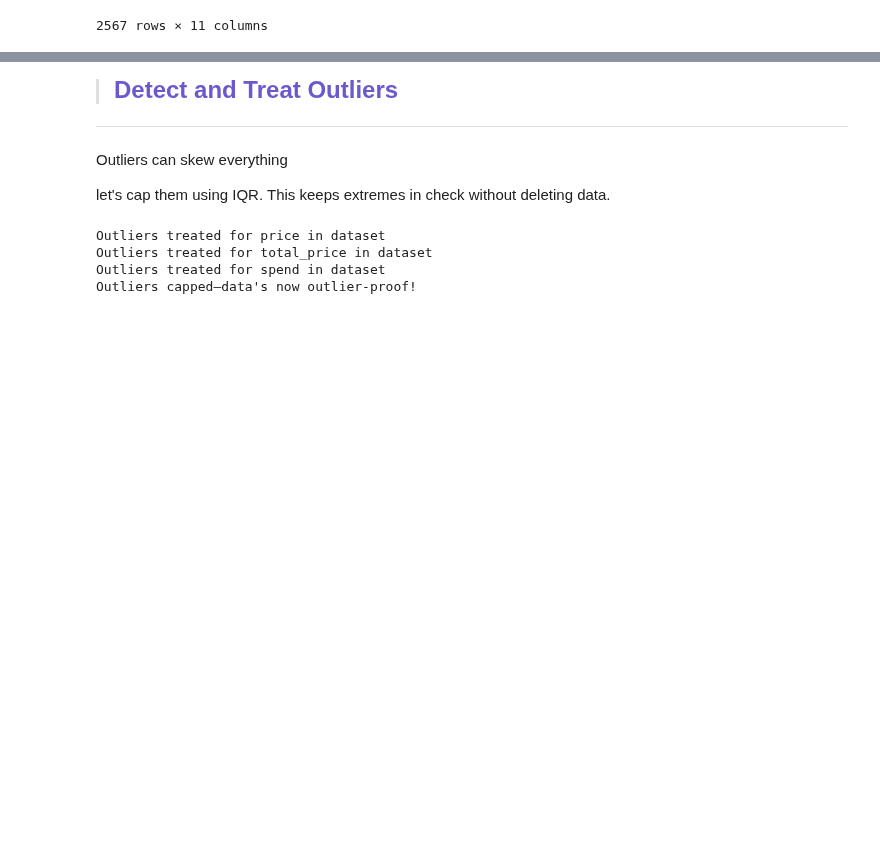
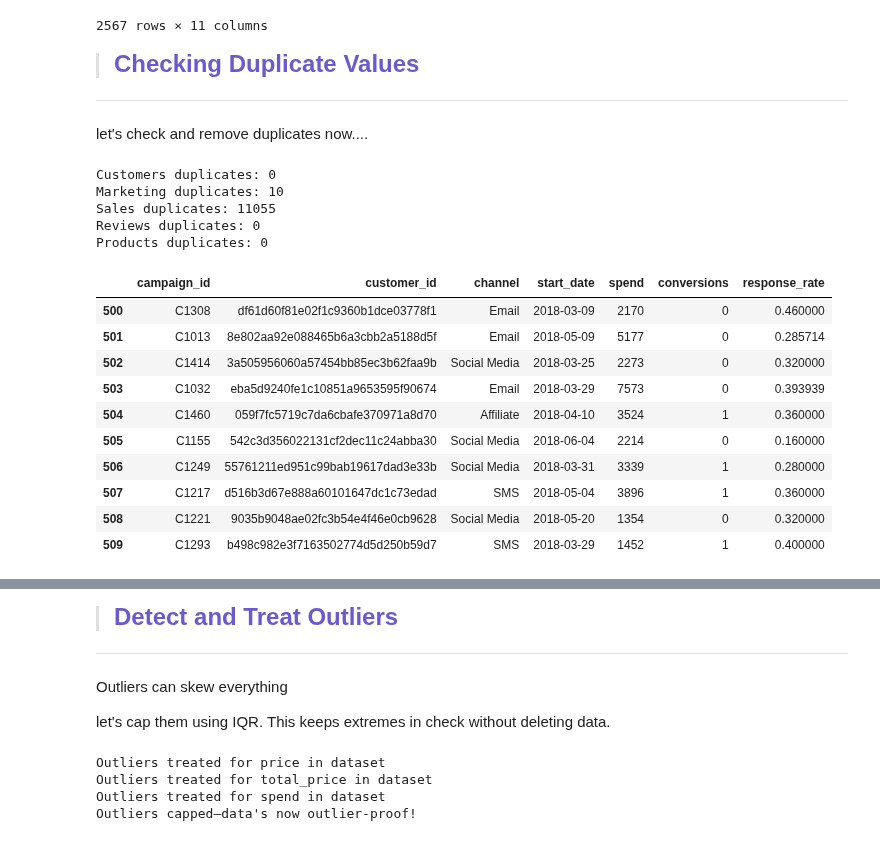
Before and after one commit to Kanakbaghel/Capstone_Project, a Jupyter notebook: Scripts/EDA.ipynb, the cells around one changed output, grey strips where cells are left out. Saved outputs shown, nothing was run; the diff lists cells and outputs as text; code cells hidden in the pictures; blank space fills up the shorter version.

```diff
--- a/Scripts/EDA.ipynb
+++ b/Scripts/EDA.ipynb
@@ -213,3 +213,42 @@ null_delivery_dates
 | 117331 | ff536d93ae4214b4d51c2894ccfc569f | 8891eb5ca0e28df961b2b5b8f3c0eb23 | 53d2c16e7356d124bb2a3f64ca920754 | sports_leisure | 39.00 | 8.27 | credit_card | ... |
 | 117368 | ff7140ba310a4717112d39c0cd0b4062 | 3c97bdeb3712ffcfa72a09bf0a8a3e95 | 4228bf901c8db392cbffcbc1f14a13e2 | electronics | 70.00 | 16.93 | credit_card | ... |
 2567 rows × 11 columns
+# %% [markdown]
+> <font color=slateblue size=5>**Checking Duplicate Values**
+-----
+let's check and remove duplicates now....
+# %%
+# Customers
+print("Customers duplicates:", customers.duplicated().sum())
+
+# Marketing
+print("Marketing duplicates:", marketing.duplicated().sum())
+
+# Sales
+print("Sales duplicates:", sales.duplicated().sum())
+
+# Reviews
+print("Reviews duplicates:", reviews.duplicated().sum())
+
+# Products
+print("Products duplicates:", products.duplicated().sum())
+# %% [output]
+Customers duplicates: 0
+Marketing duplicates: 10
+Sales duplicates: 11055
+Reviews duplicates: 0
+Products duplicates: 0
+# %%
+marketing[marketing.duplicated()]
+# %% [output]
+|  | campaign_id | customer_id | channel | start_date | spend | conversions | response_rate |
+| 500 | C1308 | df61d60f81e02f1c9360b1dce03778f1 | Email | 2018-03-09 | 2170 | 0 | 0.460000 |
+| 501 | C1013 | 8e802aa92e088465b6a3cbb2a5188d5f | Email | 2018-05-09 | 5177 | 0 | 0.285714 |
+| 502 | C1414 | 3a505956060a57454bb85ec3b62faa9b | Social Media | 2018-03-25 | 2273 | 0 | 0.320000 |
+| 503 | C1032 | eba5d9240fe1c10851a9653595f90674 | Email | 2018-03-29 | 7573 | 0 | 0.393939 |
+| 504 | C1460 | 059f7fc5719c7da6cbafe370971a8d70 | Affiliate | 2018-04-10 | 3524 | 1 | 0.360000 |
+| 505 | C1155 | 542c3d356022131cf2dec11c24abba30 | Social Media | 2018-06-04 | 2214 | 0 | 0.160000 |
+| 506 | C1249 | 55761211ed951c99bab19617dad3e33b | Social Media | 2018-03-31 | 3339 | 1 | 0.280000 |
+| 507 | C1217 | d516b3d67e888a60101647dc1c73edad | SMS | 2018-05-04 | 3896 | 1 | 0.360000 |
+| 508 | C1221 | 9035b9048ae02fc3b54e4f46e0cb9628 | Social Media | 2018-05-20 | 1354 | 0 | 0.320000 |
+| 509 | C1293 | b498c982e3f7163502774d5d250b59d7 | SMS | 2018-03-29 | 1452 | 1 | 0.400000 |
```
Also changed, not shown: parts of 10 cells of this notebook.
